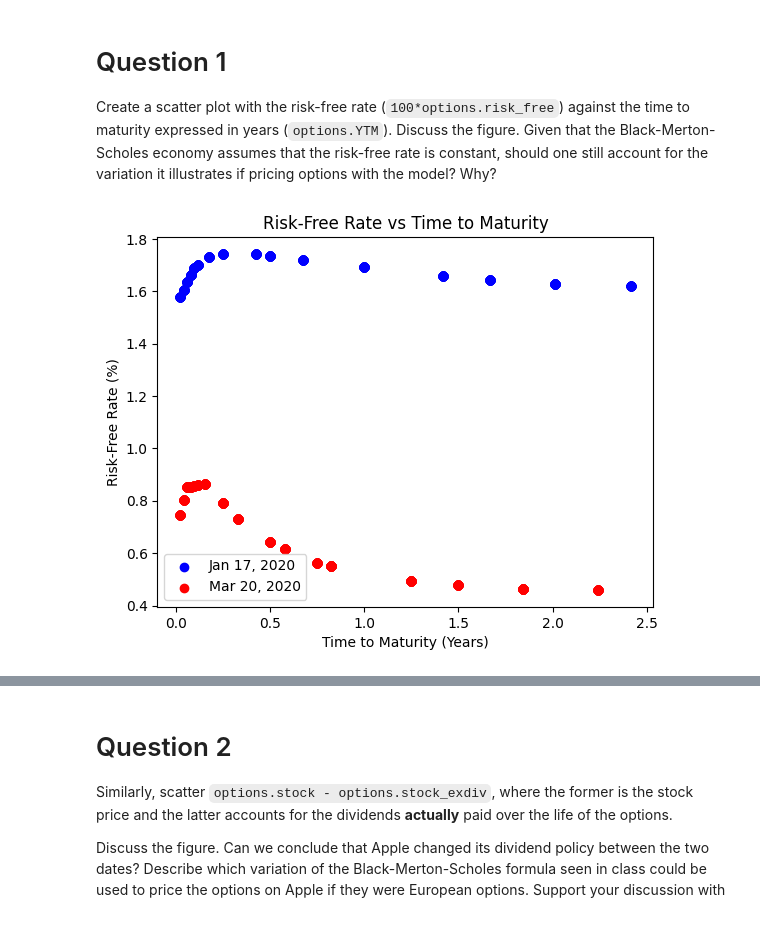
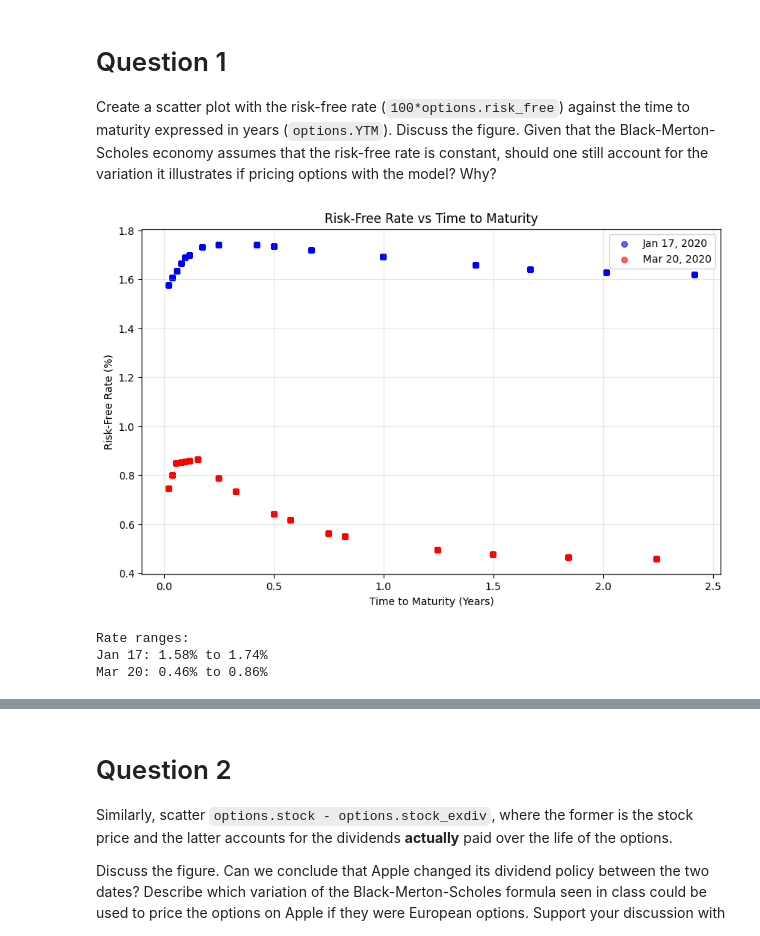
Before and after one commit to Logangeff/Derivatives-TP1, a Jupyter notebook: 202510-assignment1-en.ipynb, the cells around one changed output, grey strips where cells are left out. Saved outputs shown, nothing was run; the diff lists cells and outputs as text; code cells hidden in the pictures.

```diff
--- a/202510-assignment1-en.ipynb
+++ b/202510-assignment1-en.ipynb
@@ -86,15 +86,27 @@ Create a scatter plot with the risk-free rate (`100*options.risk_free`) against
 # %%
 import matplotlib.pyplot as plt
 
-plt.scatter(options[options['date'] == dt.date(2020,1,17)]['YTM'], 100 * options[options['date'] == dt.date(2020,1,17)]['risk_free'], c='blue', label='Jan 17, 2020')
-plt.scatter(options[options['date'] == dt.date(2020,3,20)]['YTM'], 100 * options[options['date'] == dt.date(2020,3,20)]['risk_free'], c='red', label='Mar 20, 2020')
+jan17 = options[options['date'] == dt.date(2020,1,17)]
+mar20 = options[options['date'] == dt.date(2020,3,20)]
+
+plt.figure(figsize=(10, 6))
+plt.scatter(jan17['YTM'], 100 * jan17['risk_free'], c='blue', label='Jan 17, 2020', alpha=0.6, s=30)
+plt.scatter(mar20['YTM'], 100 * mar20['risk_free'], c='red', label='Mar 20, 2020', alpha=0.6, s=30)
 plt.xlabel('Time to Maturity (Years)')
 plt.ylabel('Risk-Free Rate (%)')
 plt.title('Risk-Free Rate vs Time to Maturity')
+plt.grid(True, alpha=0.3)
 plt.legend()
 plt.show()
+
+print("Rate ranges:")
+print(f"Jan 17: {100*jan17['risk_free'].min():.2f}% to {100*jan17['risk_free'].max():.2f}%")
+print(f"Mar 20: {100*mar20['risk_free'].min():.2f}% to {100*mar20['risk_free'].max():.2f}%")
 # %% [output]
-[figure, old version]
+[figure, new version]
+Rate ranges:
+Jan 17: 1.58% to 1.74%
+Mar 20: 0.46% to 0.86%
 # %% [markdown]
 ## Discussion for Question 1
 
```
Also changed, not shown: parts of 10 cells of this notebook, 5 other files.
